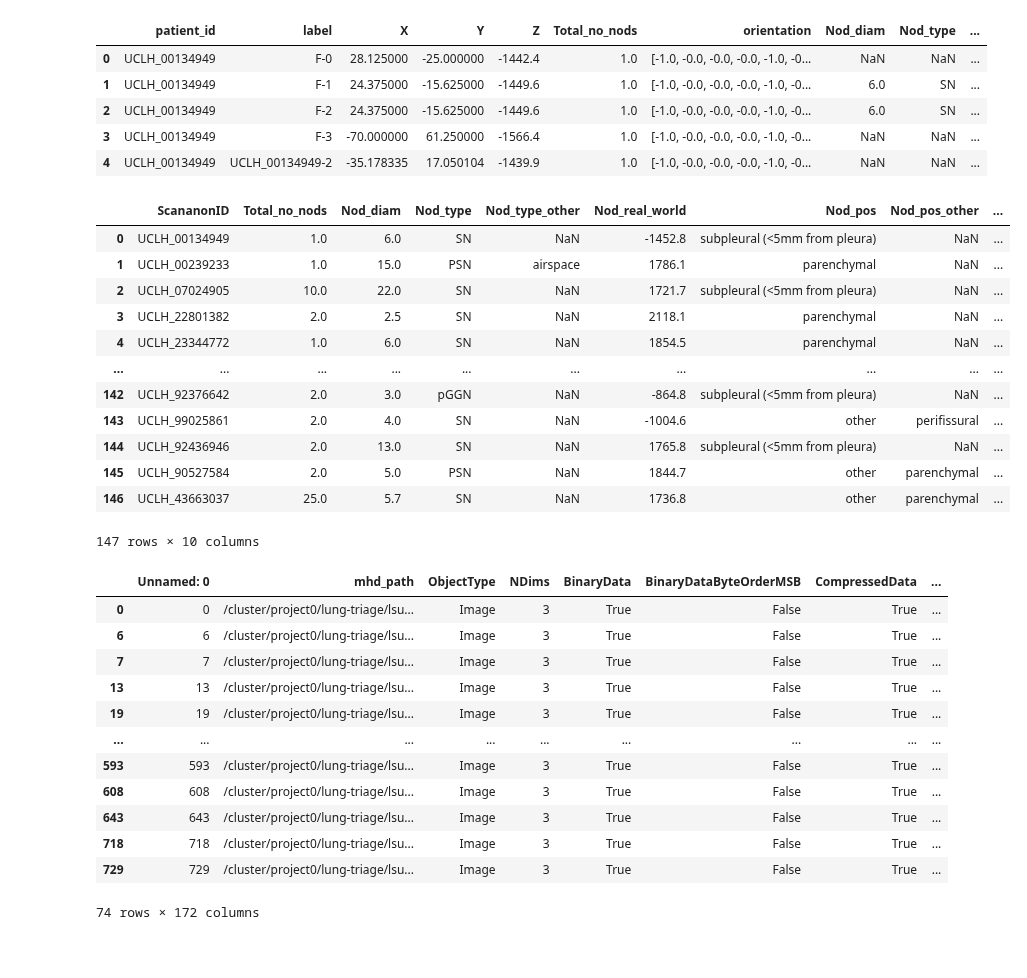
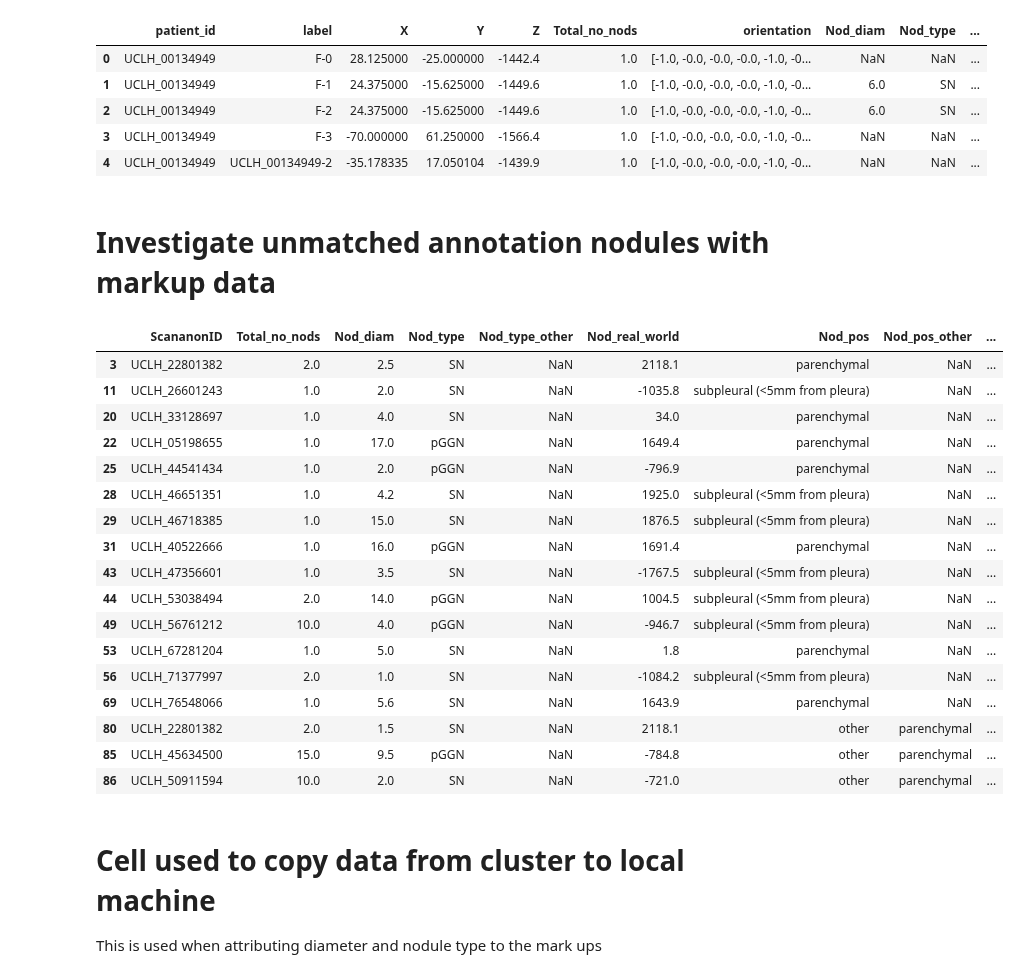
Before and after one commit to johnmccabe44/fairness-in-nodule-detection, a Jupyter notebook: data/lsut/process_markups.ipynb, the cells around one changed output. Cells and saved outputs as stored; diff of their text form; code cells hidden in the pictures; blank space fills up the shorter version.

```diff
--- a/data/lsut/process_markups.ipynb
+++ b/data/lsut/process_markups.ipynb
@@ -199,7 +263,8 @@ Name: Nod_pos_other, dtype: int64
 # %%
-# Now match up the annotations with the corrected markup data
+# Now match up the annotations with the corrected markup data but only for the cases that
+# have been corrected i.e., all_patient_ids
 
-found = {idx : [] for idx in nod_data.index}
+found = {idx : [] for idx in nod_data.query('ScananonID in @all_patient_ids').index}
 used = {mdx : None for mdx in corrected_markup_data.index}
 
 for patient_id in corrected_markup_data.patient_id.unique():
@@ -210,7 +275,7 @@ for patient_id in corrected_markup_data.patient_id.unique():
 
         for mdx, markup_nodule in patient_markup_nodule_data.iterrows():
 
-            if abs(annotation_nodule['Nod_real_world'] - markup_nodule['Z']) <= annotation_nodule['Nod_diam'] * 0.8:
+            if abs(annotation_nodule['Nod_real_world'] - markup_nodule['Z']) <= (annotation_nodule['Nod_diam'] * 0.8):
                 found[idx].append(mdx)
                 used[mdx] = idx
 
@@ -250,39 +315,33 @@ lsut_nodule_data.head()
 | 2 | UCLH_00134949 | F-2 | 24.375000 | -15.625000 | -1449.6 | 1.0 | [-1.0, -0.0, -0.0, -0.0, -1.0, -0... | 6.0 | SN | ... |
 | 3 | UCLH_00134949 | F-3 | -70.000000 | 61.250000 | -1566.4 | 1.0 | [-1.0, -0.0, -0.0, -0.0, -1.0, -0... | NaN | NaN | ... |
 | 4 | UCLH_00134949 | UCLH_00134949-2 | -35.178335 | 17.050104 | -1439.9 | 1.0 | [-1.0, -0.0, -0.0, -0.0, -1.0, -0... | NaN | NaN | ... |
+# %% [markdown]
+# Investigate unmatched annotation nodules with markup data
 # %%
-
 found_df = pd.DataFrame([(k, v) for k, v in found.items()], columns=['annotation_idx', 'markup_idx'])
-nod_data.merge(found_df, left_index=True, right_on='annotation_idx', how='left')
+found_nod_data = nod_data.merge(found_df, left_index=True, right_on='annotation_idx')
+found_nod_data = found_nod_data[found_nod_data['markup_idx'].apply(lambda x: len(x) == 0)]
+found_nod_data
 # %% [output]
 |  | ScananonID | Total_no_nods | Nod_diam | Nod_type | Nod_type_other | Nod_real_world | Nod_pos | Nod_pos_other | ... |
-| 0 | UCLH_00134949 | 1.0 | 6.0 | SN | NaN | -1452.8 | subpleural (<5mm from pleura) | NaN | ... |
-| 1 | UCLH_00239233 | 1.0 | 15.0 | PSN | airspace | 1786.1 | parenchymal | NaN | ... |
-| 2 | UCLH_07024905 | 10.0 | 22.0 | SN | NaN | 1721.7 | subpleural (<5mm from pleura) | NaN | ... |
 | 3 | UCLH_22801382 | 2.0 | 2.5 | SN | NaN | 2118.1 | parenchymal | NaN | ... |
-| 4 | UCLH_23344772 | 1.0 | 6.0 | SN | NaN | 1854.5 | parenchymal | NaN | ... |
-| ... | ... | ... | ... | ... | ... | ... | ... | ... | ... |
-| 142 | UCLH_92376642 | 2.0 | 3.0 | pGGN | NaN | -864.8 | subpleural (<5mm from pleura) | NaN | ... |
-| 143 | UCLH_99025861 | 2.0 | 4.0 | SN | NaN | -1004.6 | other | perifissural | ... |
-| 144 | UCLH_92436946 | 2.0 | 13.0 | SN | NaN | 1765.8 | subpleural (<5mm from pleura) | NaN | ... |
-| 145 | UCLH_90527584 | 2.0 | 5.0 | PSN | NaN | 1844.7 | other | parenchymal | ... |
-| 146 | UCLH_43663037 | 25.0 | 5.7 | SN | NaN | 1736.8 | other | parenchymal | ... |
+| 11 | UCLH_26601243 | 1.0 | 2.0 | SN | NaN | -1035.8 | subpleural (<5mm from pleura) | NaN | ... |
+| 20 | UCLH_33128697 | 1.0 | 4.0 | SN | NaN | 34.0 | parenchymal | NaN | ... |
+| 22 | UCLH_05198655 | 1.0 | 17.0 | pGGN | NaN | 1649.4 | parenchymal | NaN | ... |
+| 25 | UCLH_44541434 | 1.0 | 2.0 | pGGN | NaN | -796.9 | parenchymal | NaN | ... |
+| 28 | UCLH_46651351 | 1.0 | 4.2 | SN | NaN | 1925.0 | subpleural (<5mm from pleura) | NaN | ... |
+| 29 | UCLH_46718385 | 1.0 | 15.0 | SN | NaN | 1876.5 | subpleural (<5mm from pleura) | NaN | ... |
+| 31 | UCLH_40522666 | 1.0 | 16.0 | pGGN | NaN | 1691.4 | parenchymal | NaN | ... |
+| 43 | UCLH_47356601 | 1.0 | 3.5 | SN | NaN | -1767.5 | subpleural (<5mm from pleura) | NaN | ... |
+| 44 | UCLH_53038494 | 2.0 | 14.0 | pGGN | NaN | 1004.5 | subpleural (<5mm from pleura) | NaN | ... |
+| 49 | UCLH_56761212 | 10.0 | 4.0 | pGGN | NaN | -946.7 | subpleural (<5mm from pleura) | NaN | ... |
+| 53 | UCLH_67281204 | 1.0 | 5.0 | SN | NaN | 1.8 | parenchymal | NaN | ... |
+| 56 | UCLH_71377997 | 2.0 | 1.0 | SN | NaN | -1084.2 | subpleural (<5mm from pleura) | NaN | ... |
+| 69 | UCLH_76548066 | 1.0 | 5.6 | SN | NaN | 1643.9 | parenchymal | NaN | ... |
+| 80 | UCLH_22801382 | 2.0 | 1.5 | SN | NaN | 2118.1 | other | parenchymal | ... |
+| 85 | UCLH_45634500 | 15.0 | 9.5 | pGGN | NaN | -784.8 | other | parenchymal | ... |
+| 86 | UCLH_50911594 | 10.0 | 2.0 | SN | NaN | -721.0 | other | parenchymal | ... |
-147 rows × 10 columns
-# %%
-chk = lsut_nodule_data.patient_id.values
-
-annotations[annotations.ScananonID.isin(chk)]
-# %% [output]
-|  | Unnamed: 0 | mhd_path | ObjectType | NDims | BinaryData | BinaryDataByteOrderMSB | CompressedData | ... |
-| 0 | 0 | /cluster/project0/lung-triage/lsu... | Image | 3 | True | False | True | ... |
-| 6 | 6 | /cluster/project0/lung-triage/lsu... | Image | 3 | True | False | True | ... |
-| 7 | 7 | /cluster/project0/lung-triage/lsu... | Image | 3 | True | False | True | ... |
-| 13 | 13 | /cluster/project0/lung-triage/lsu... | Image | 3 | True | False | True | ... |
-| 19 | 19 | /cluster/project0/lung-triage/lsu... | Image | 3 | True | False | True | ... |
-| ... | ... | ... | ... | ... | ... | ... | ... | ... |
-| 593 | 593 | /cluster/project0/lung-triage/lsu... | Image | 3 | True | False | True | ... |
-| 608 | 608 | /cluster/project0/lung-triage/lsu... | Image | 3 | True | False | True | ... |
-| 643 | 643 | /cluster/project0/lung-triage/lsu... | Image | 3 | True | False | True | ... |
-| 718 | 718 | /cluster/project0/lung-triage/lsu... | Image | 3 | True | False | True | ... |
-| 729 | 729 | /cluster/project0/lung-triage/lsu... | Image | 3 | True | False | True | ... |
-74 rows × 172 columns
+# %% [markdown]
+# Cell used to copy data from cluster to local machine
+
+This is used when attributing diameter and nodule type to the mark ups
```
Also changed, not shown: parts of 15 cells of this notebook, 2 other files.
